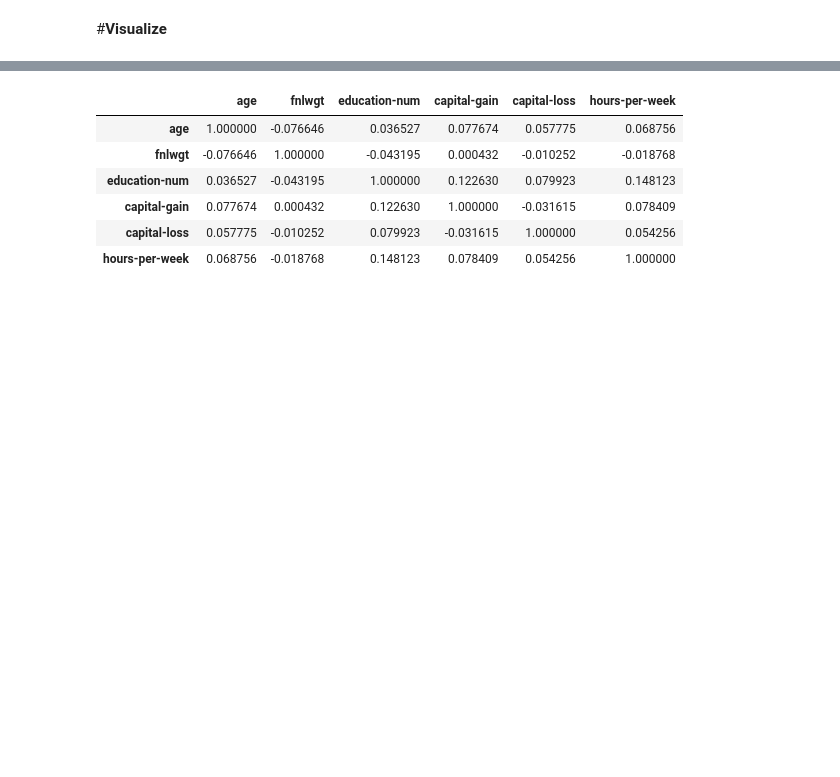
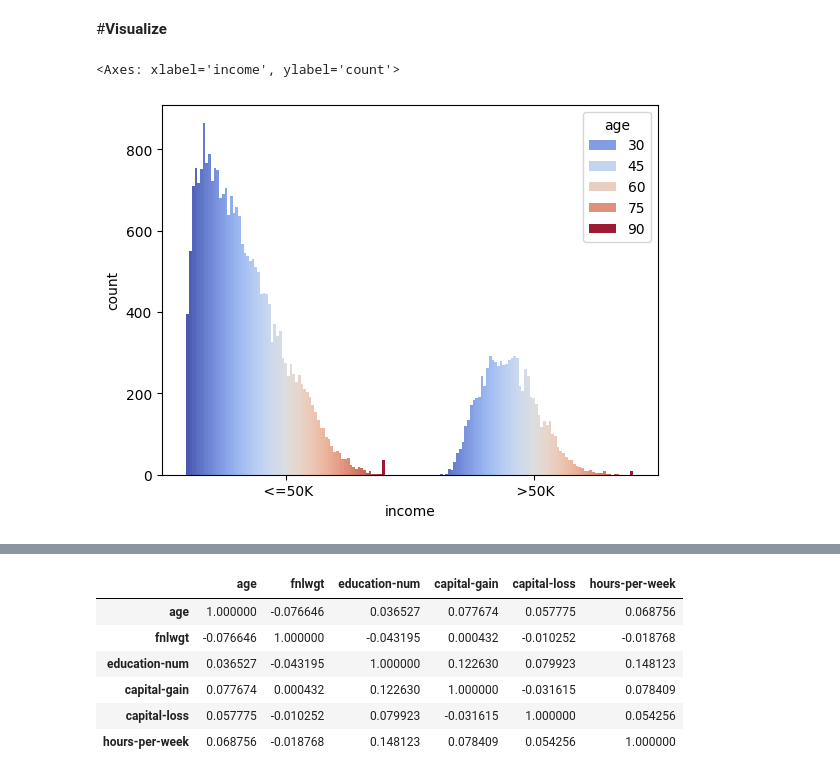
Before and after one commit to Manith-Ratnayake/UCI_machine_learning, a Jupyter notebook: Machine_Learning.ipynb, the cells around one changed output, grey strips where cells are left out. Saved outputs shown, nothing was run; the diff lists cells and outputs as text; code cells hidden in the pictures; blank space fills up the shorter version.

```diff
--- a/Machine_Learning.ipynb
+++ b/Machine_Learning.ipynb
@@ -337,0 +345,5 @@ adult_test.income = adult_test.income.replace('>50K', 1)
+# %%
+seaborn.countplot(x='income', palette='coolwarm', hue='age', data=adult_data)
+# %% [output]
+<Axes: xlabel='income', ylabel='count'>
+[figure, added]
```
Also changed, not shown: parts of 19 cells of this notebook.
